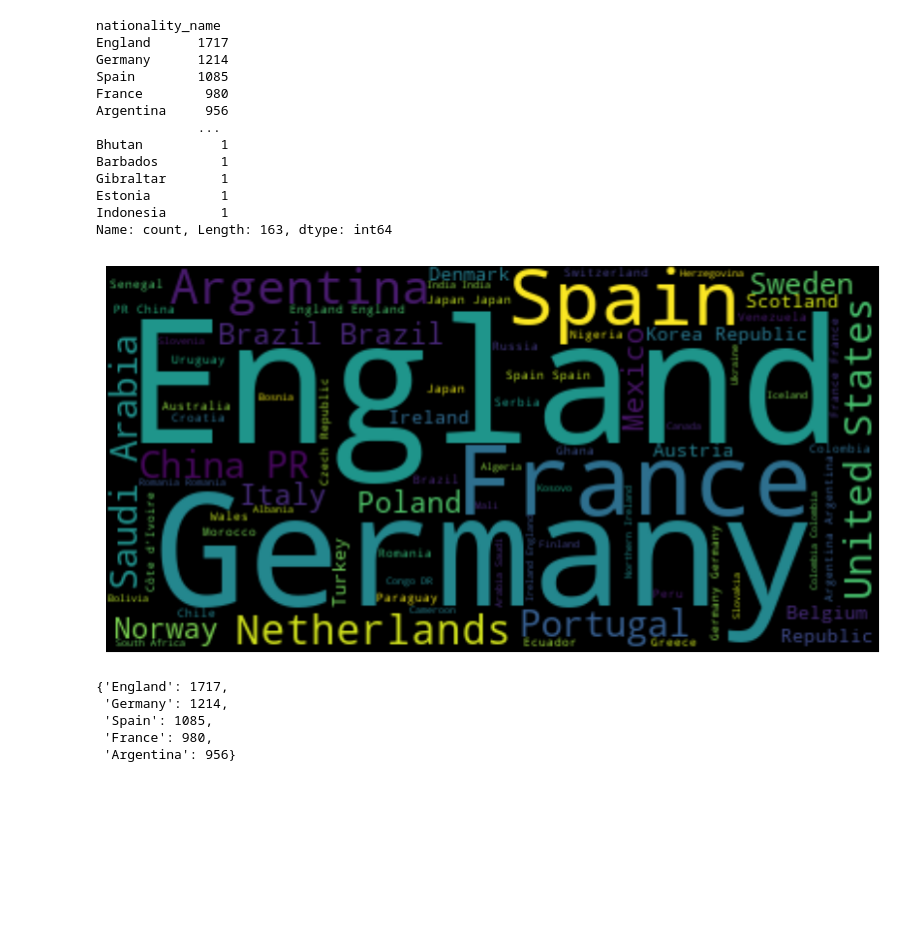
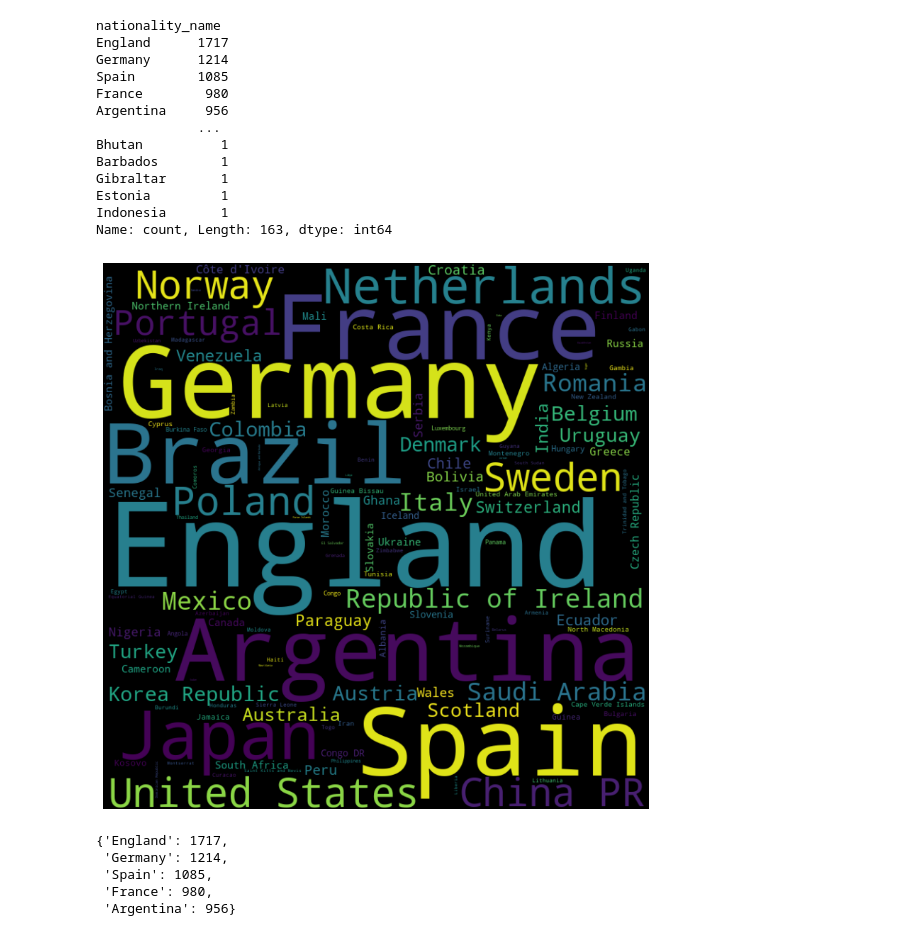
Before and after one commit to nihal-kabir/CSE437-Data-Science, a Jupyter notebook: data_science_project.ipynb, the cells around one changed output. Drawn from its saved outputs; the diff is of its cells as text; code cells hidden in the pictures; blank space fills up the shorter version.

```diff
--- a/data_science_project.ipynb
+++ b/data_science_project.ipynb
@@ -401,12 +453,12 @@ Estonia         1
 Indonesia       1
 Name: count, Length: 163, dtype: int64
 # %%
-nationality_name = " ".join(n for n in df_clean['nationality_name'].dropna())
+nationality_freq = df_clean['nationality_name'].value_counts().to_dict()
 plt.figure(figsize=(10, 10))
-wc = WordCloud().generate(nationality_name)
+wc = WordCloud(width=800, height=800).generate_from_frequencies(nationality_freq)
 plt.imshow(wc, interpolation='bilinear')
 plt.axis('off')
 plt.show()
 # %% [output]
-[figure, old version]
+[figure, new version]
 # %%
```
Also changed, not shown: parts of 18 cells of this notebook.
